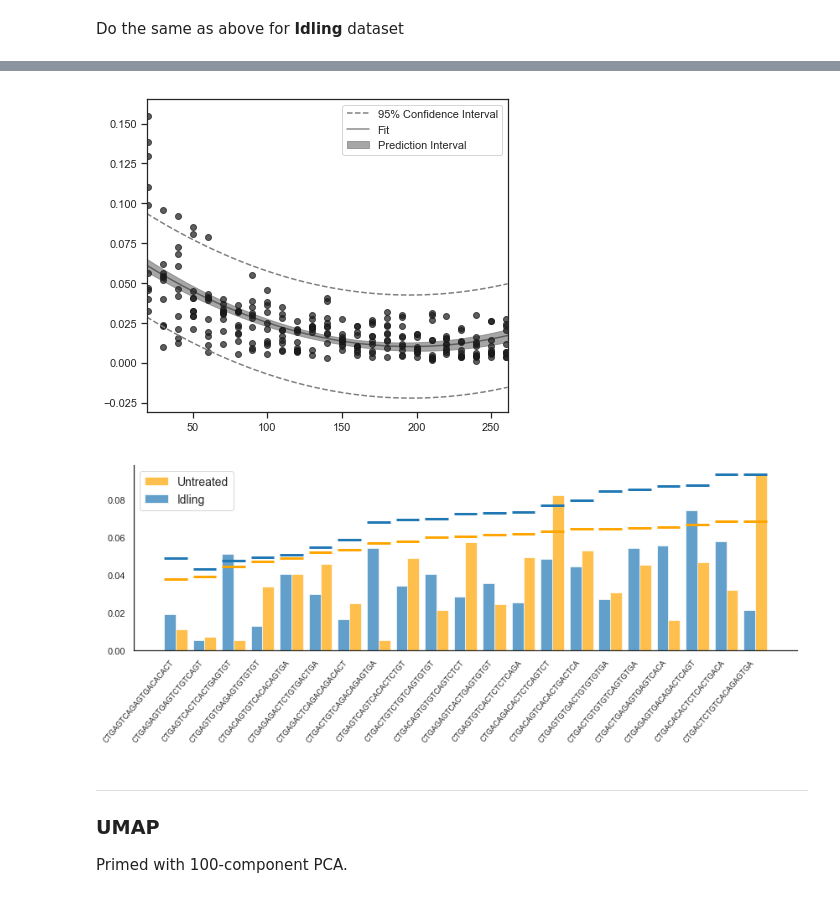
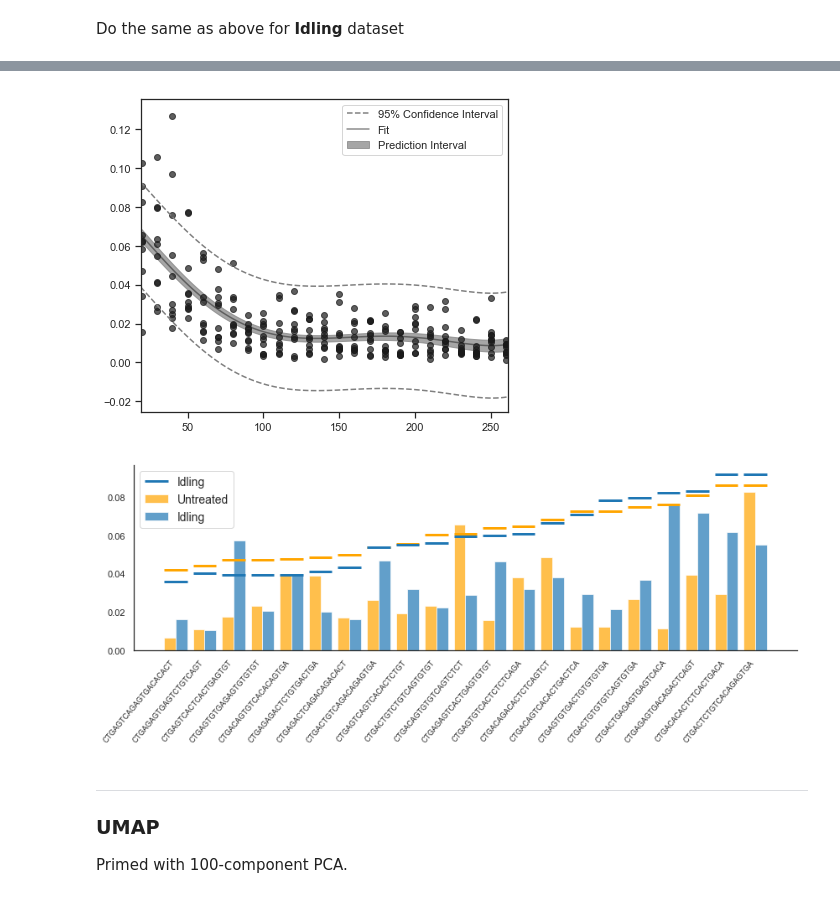
Before and after one commit to codyheiser/fluffy-succotash, a Jupyter notebook: SKMEL5_DRcomparison.ipynb, the cells around one changed output, grey strips where cells are left out. Cells and saved outputs as stored; diff of their text form; code cells hidden in the pictures.

```diff
--- a/SKMEL5_DRcomparison.ipynb
+++ b/SKMEL5_DRcomparison.ipynb
@@ -116,5 +110,5 @@ Wall time: 4min 51s
 # %%
 # plot 2nd degree polynomial regression
 U_p, U_pi, U_ci = easy_regression(x=U_curve.melt(id_vars='n_cells')['n_cells'],
-                                  y=U_curve.melt(id_vars='n_cells')['value'], deg=2)
+                                  y=U_curve.melt(id_vars='n_cells')['value'], deg=5)
 # %% [output]
@@ -131,29 +125,29 @@ Wall time: 42min 37s
 # %%
 # plot 2nd degree polynomial regression
 I_p, I_pi, I_ci = easy_regression(x=I_curve.melt(id_vars='n_cells')['n_cells'],
-                                  y=I_curve.melt(id_vars='n_cells')['value'], deg=2)
+                                  y=I_curve.melt(id_vars='n_cells')['value'], deg=5)
 # %% [output]
-[figure, old version]
+[figure, new version]
 # %%
 # plot results against acceptance criteria for each dataset (untreated and idling)
 plt.figure(figsize=(12,5))
-plt.bar(x=U_out.code, height=U_out.EMD, align='edge', width=0.4, label='Untreated', color='orange', alpha=0.7)
-plt.bar(x=I_out.code, height=I_out.EMD, align='edge', width=-0.4, label='Idling', color='#1f77b4', alpha=0.7)
+plt.bar(x=U_out.code, height=U_out.EMD, align='edge', width=-0.4, label='Untreated', color='orange', alpha=0.7)
+plt.bar(x=I_out.code, height=I_out.EMD, align='edge', width=0.4, label='Idling', color='#1f77b4', alpha=0.7)
 plt.hlines(y=np.polyval(p=U_p, x=U.barcode_counts(selected_codes)) + regression_intervals(x=U_curve.melt(id_vars='n_cells')['n_cells'],
                                   y=U_curve.melt(id_vars='n_cells')['value'],
                                   p=U_p, x_range=list(U.barcode_counts(selected_codes)))[0],
            xmin=np.arange(0,36)-0.4, xmax=np.arange(0,37)+0.4, linewidth=3, color='orange')
 plt.hlines(y=np.polyval(p=I_p, x=I.barcode_counts(selected_codes)) + regression_intervals(x=I_curve.melt(id_vars='n_cells')['n_cells'],
                                   y=I_curve.melt(id_vars='n_cells')['value'],
-                                  p=I_p, x_range=list(I.barcode_counts(selected_codes)))[0],
+                                  p=I_p, x_range=list(I.barcode_counts(selected_codes)))[0], label='Idling',
            xmin=np.arange(0,36)-0.4, xmax=np.arange(0,37)+0.4, linewidth=3, color='#1f77b4')
 plt.xticks(rotation=50, fontsize=9, ha='right')
 plt.legend(loc='best',fontsize=14)
 sns.despine()
 plt.tight_layout()
 plt.show()
 # %% [output]
-[figure, old version]
+[figure, new version]
 # %% [markdown]
 ---
 ### UMAP
```
Also changed, not shown: parts of 22 cells of this notebook, 1 other file.
